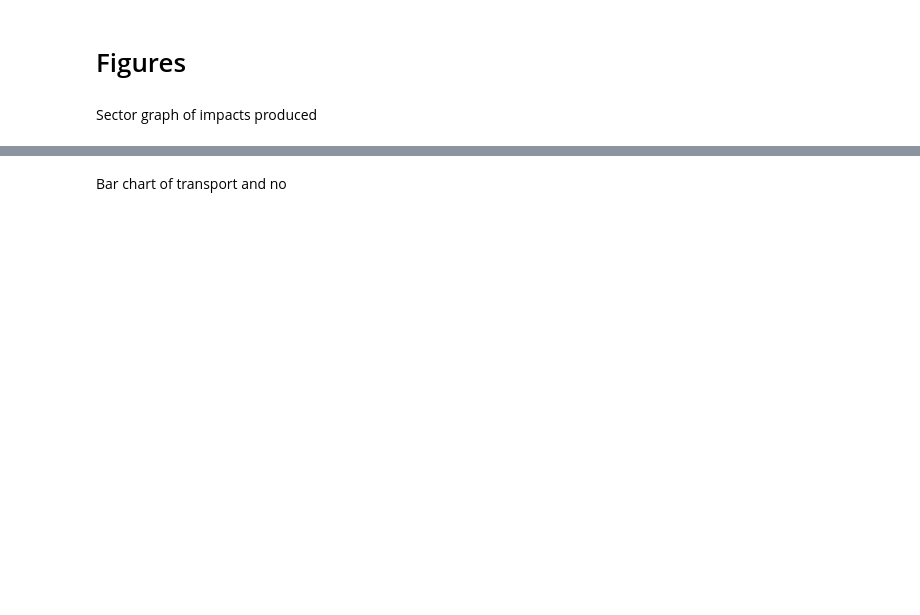
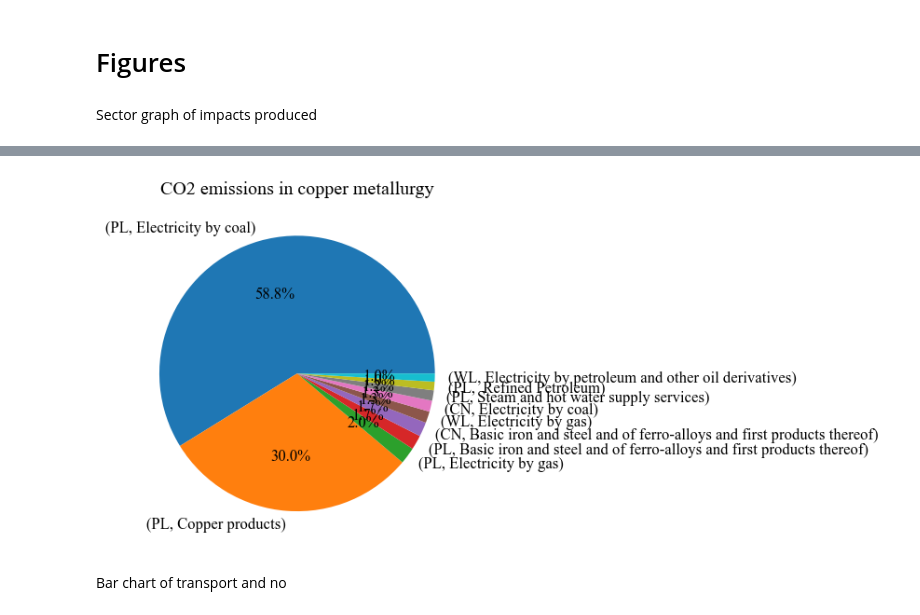
Before and after one commit to Martinez-Hernando/Exiobase_EU_ETS, a Jupyter notebook: Code_Exiobase_EU_ETS.ipynb, the cells around one changed output, grey strips where cells are left out. Cells and saved outputs as stored; diff of their text form; code cells hidden in the pictures; blank space fills up the shorter version.

```diff
--- a/Code_Exiobase_EU_ETS.ipynb
+++ b/Code_Exiobase_EU_ETS.ipynb
@@ -568,3 +879,9 @@ plt.show()
+# %%
+impact_metal['Carbon dioxide, fossil', 'tonnes', 'air'].nlargest(10).plot(kind='pie', autopct='%1.1f%%', ylabel='')
+plt.title('CO2 emissions in copper metallurgy')
+plt.show()
+# %% [output]
+[figure, added]
 # %% [markdown]
 Bar chart of transport and no
 # %%
```
Also changed, not shown: parts of 51 cells of this notebook.
